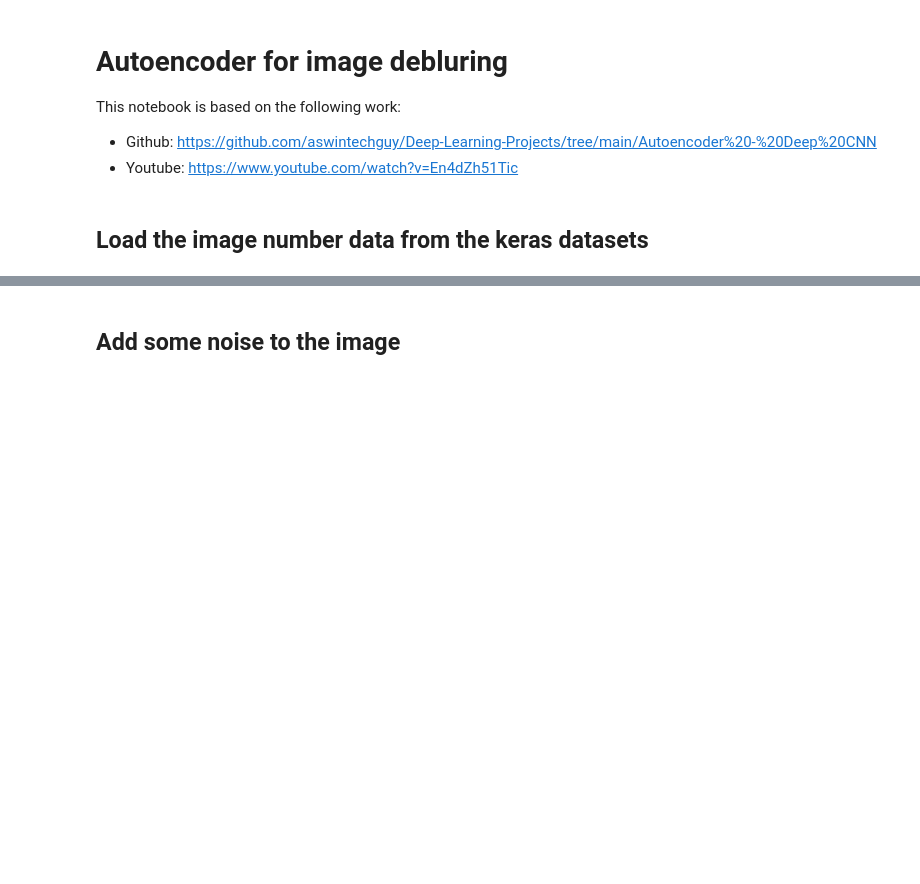
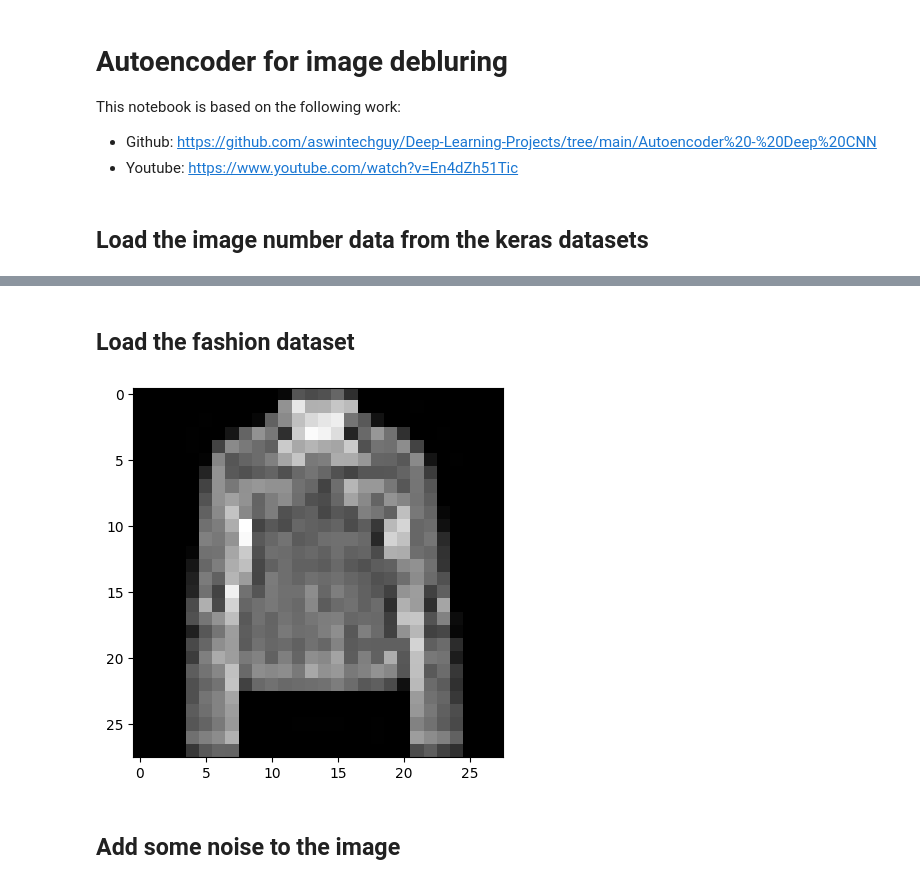
Before and after one commit to izsom/MachineLearning23ws, a Jupyter notebook: Exercise3/code/CNN_Autoencoder.ipynb, the cells around one changed output, grey strips where cells are left out. Drawn from its saved outputs; the diff is of its cells as text; code cells hidden in the pictures; blank space fills up the shorter version.

Commit message:
Adding the fashion data

```diff
--- a/Exercise3/code/CNN_Autoencoder.ipynb
+++ b/Exercise3/code/CNN_Autoencoder.ipynb
@@ -41,3 +38,19 @@ plt.gray()
+# %% [markdown]
+## Load the fashion dataset
+# %%
+(x_train_fashion, _), (x_test_fashion, _) = fashion_mnist.load_data()
+
+# normalize the image data
+x_train_fashion = x_train_fashion.astype('float32')
+x_test_fashion = x_test_fashion.astype('float32')
+# %%
+# randomly select input image
+index = np.random.randint(len(x_test_fashion))
+# plot the image
+plt.imshow(x_test_fashion[index].reshape(28,28))
+plt.gray()
+# %% [output]
+[figure, added]
 # %% [markdown]
 ## Add some noise to the image
 # %%
```
Also changed, not shown: parts of 7 cells of this notebook.
